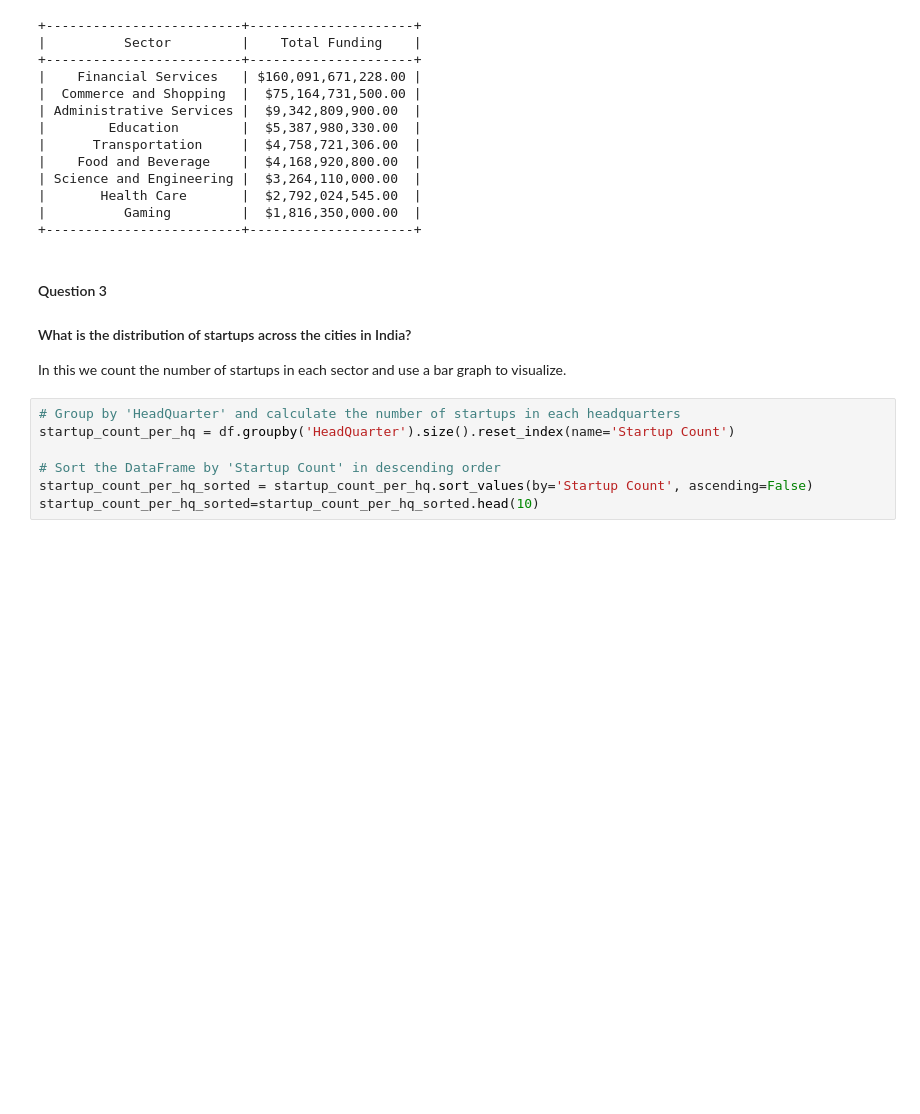
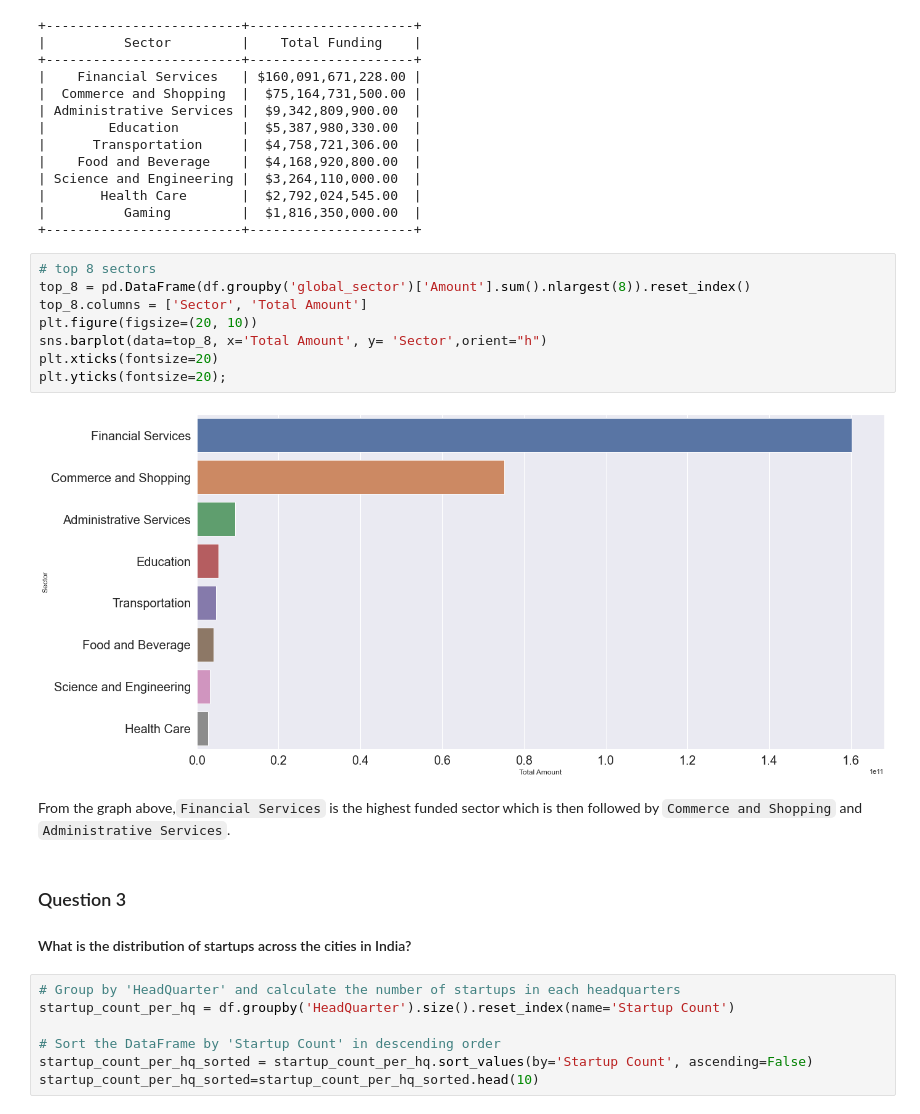
Before and after one commit to HannahMwende/India-startup-funding-analysis, a Jupyter notebook: indian_startup_funding.ipynb, the cells around one changed output. Cells and saved outputs as stored; diff of their text form; blank space fills up the shorter version.

````diff
--- a/indian_startup_funding.ipynb
+++ b/indian_startup_funding.ipynb
@@ -2854,11 +2856,21 @@ print(table)
 |       Health Care       |  $2,792,024,545.00  |
 |          Gaming         |  $1,816,350,000.00  |
 +-------------------------+---------------------+
+# %%
+# top 8 sectors
+top_8 = pd.DataFrame(df.groupby('global_sector')['Amount'].sum().nlargest(8)).reset_index()
+top_8.columns = ['Sector', 'Total Amount']
+plt.figure(figsize=(20, 10))
+sns.barplot(data=top_8, x='Total Amount', y= 'Sector',orient="h")
+plt.xticks(fontsize=20)
+plt.yticks(fontsize=20);
+# %% [output]
+[figure, added]
+# %% [markdown]
+From the graph above,```Financial Services``` is the highest funded sector which is then followed by ```Commerce and Shopping``` and   ```Administrative Services```.
 # %% [markdown]
-#### Question 3
+### Question 3
 #### What is the distribution of startups across the cities in India?
-
-In this we count the number of startups in each sector and use a bar graph to visualize.
 # %%
 # Group by 'HeadQuarter' and calculate the number of startups in each headquarters
 startup_count_per_hq = df.groupby('HeadQuarter').size().reset_index(name='Startup Count')
````
Also changed, not shown: parts of 13 cells of this notebook.
